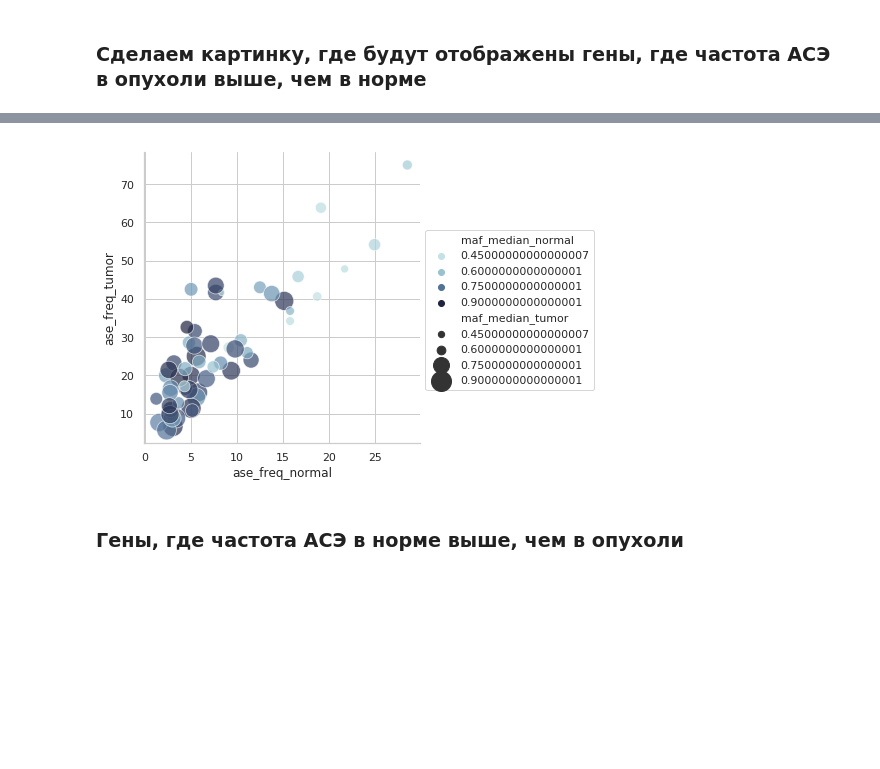
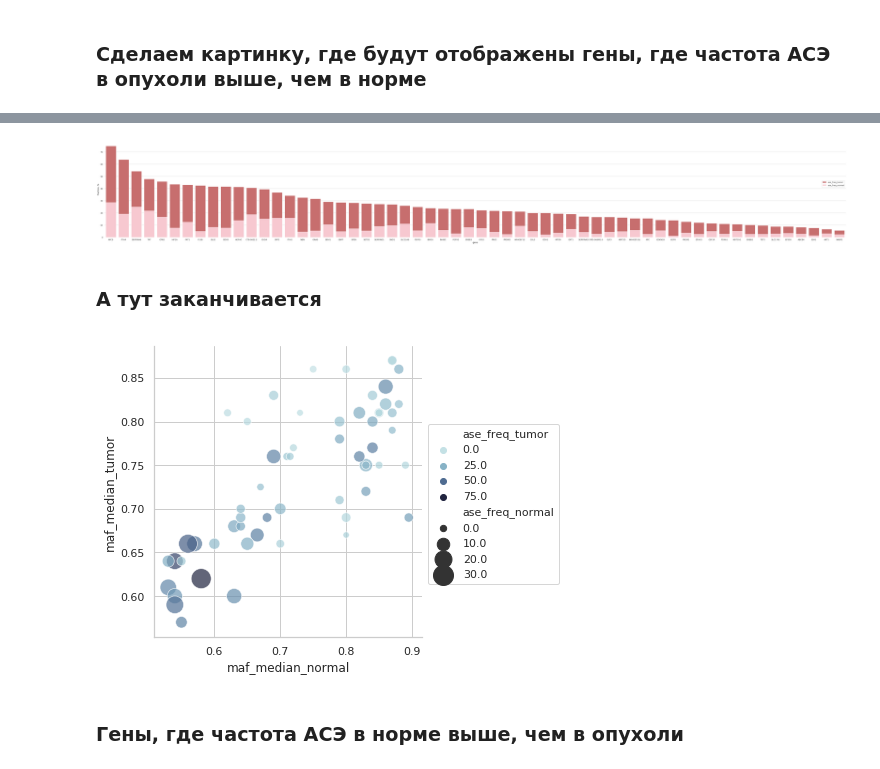
Before and after one commit to emir-radkevich/paper_ase, a Jupyter notebook: scripts_for_publication/pics_ase.ipynb, the cells around one changed output, grey strips where cells are left out. Cells and saved outputs as stored; diff of their text form; code cells hidden in the pictures; blank space fills up the shorter version.

```diff
--- a/scripts_for_publication/pics_ase.ipynb
+++ b/scripts_for_publication/pics_ase.ipynb
@@ -167,0 +246,19 @@ plt.savefig(os.path.join(pic_path, 'high_tumor_ase_frequency.png'), dpi=400, bbo
+# %%
+sns.set(style="whitegrid")
+
+f, ax = plt.subplots(figsize=(5, 15))
+
+sns.set_color_codes("muted")
+sns.barplot(x='ase_freq_tumor', y="gene", data=df_htase_sorted,
+            label="ase_freq_tumor", color='r')
+
+sns.set_color_codes("muted")
+sns.barplot(x="ase_freq_normal", y="gene", data = df_htase_sorted,
+            label="ase_freq_normal", color="pink")
+
+ax.set(ylabel="gene",
+       xlabel="fraction, %")
+sns.despine(left=True, bottom=True)
+
+plt.legend(bbox_to_anchor=(1, .6))
+plt.savefig(os.path.join(pic_path, 'high_tumor_ase_frequency_horizontal.png'), dpi=400, bbox_inches='tight')
@@ -168,16 +267,39 @@ plt.savefig(os.path.join(pic_path, 'high_tumor_ase_frequency.png'), dpi=400, bbo
+# %%
+sns.set(style="whitegrid")
+
+f, ax = plt.subplots(figsize=(75, 10))
+
+sns.set_color_codes("muted")
+sns.barplot(y='ase_freq_tumor', x="gene", data=df_htase_sorted,
+            label="ase_freq_tumor", color='r')
+
+sns.set_color_codes("muted")
+sns.barplot(y="ase_freq_normal", x="gene", data = df_htase_sorted,
+            label="ase_freq_normal", color="pink")
+
+ax.set(ylabel="fraction, %",
+       xlabel="gene")
+sns.despine(left=True, bottom=True)
+
+plt.legend(bbox_to_anchor=(1, .6))
+plt.savefig(os.path.join(pic_path, 'high_tumor_ase_frequency_vertical.png'), dpi=400, bbox_inches='tight')
+# %% [output]
+[figure, added]
+# %% [markdown]
+### А тут заканчивается
 # %%
 sns.set(style="whitegrid")
 
 cmap = sns.cubehelix_palette(rot=-.2, as_cmap=True)
-sns.relplot(x="ase_freq_normal", y="ase_freq_tumor",
-            size='maf_median_tumor',
-            hue='maf_median_normal',
+sns.relplot(x="maf_median_normal", y="maf_median_tumor",
+            size='ase_freq_normal',
+            hue='ase_freq_tumor',
             sizes=(40, 400), alpha=.7, palette=cmap,
             data=df_htase)._legend.remove()
 plt.legend(bbox_to_anchor=(1,.75))
 plt.savefig(os.path.join(pic_path, 'maf_htase.png'), dpi=400, bbox_inches='tight')
 # %% [output]
-[figure, old version]
+[figure, new version]
 # %% [markdown]
 ### Гены, где частота АСЭ в норме выше, чем в опухоли
 # %%
```
Also changed, not shown: parts of 10 cells of this notebook.
